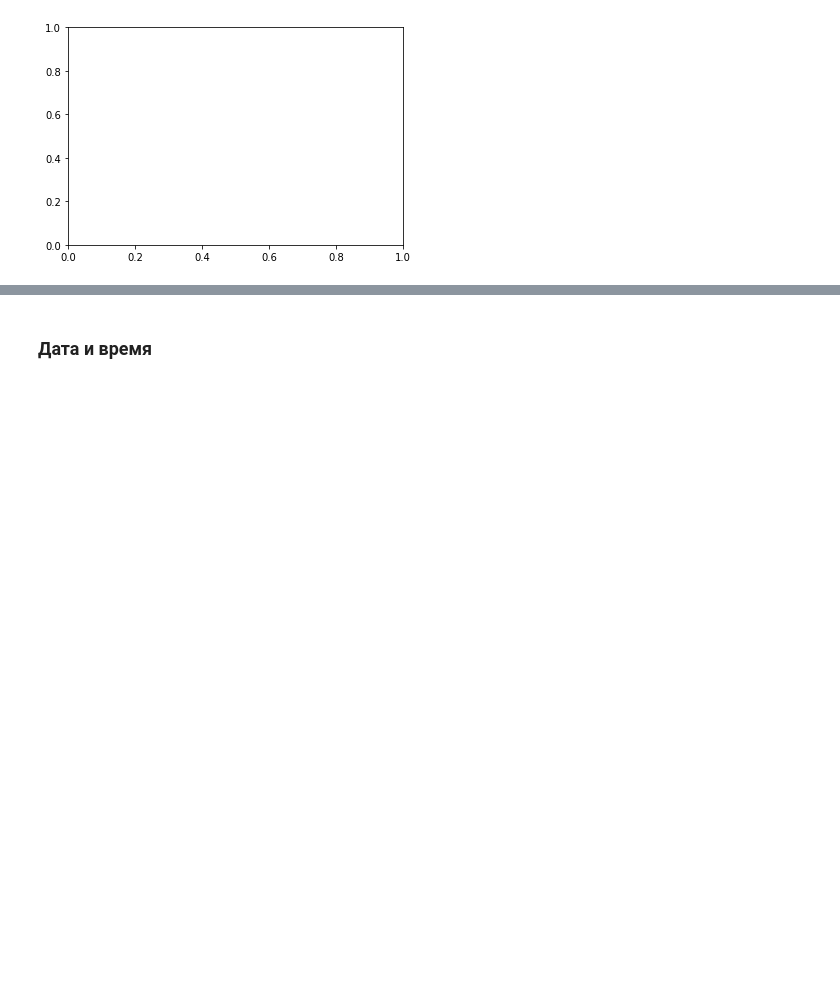
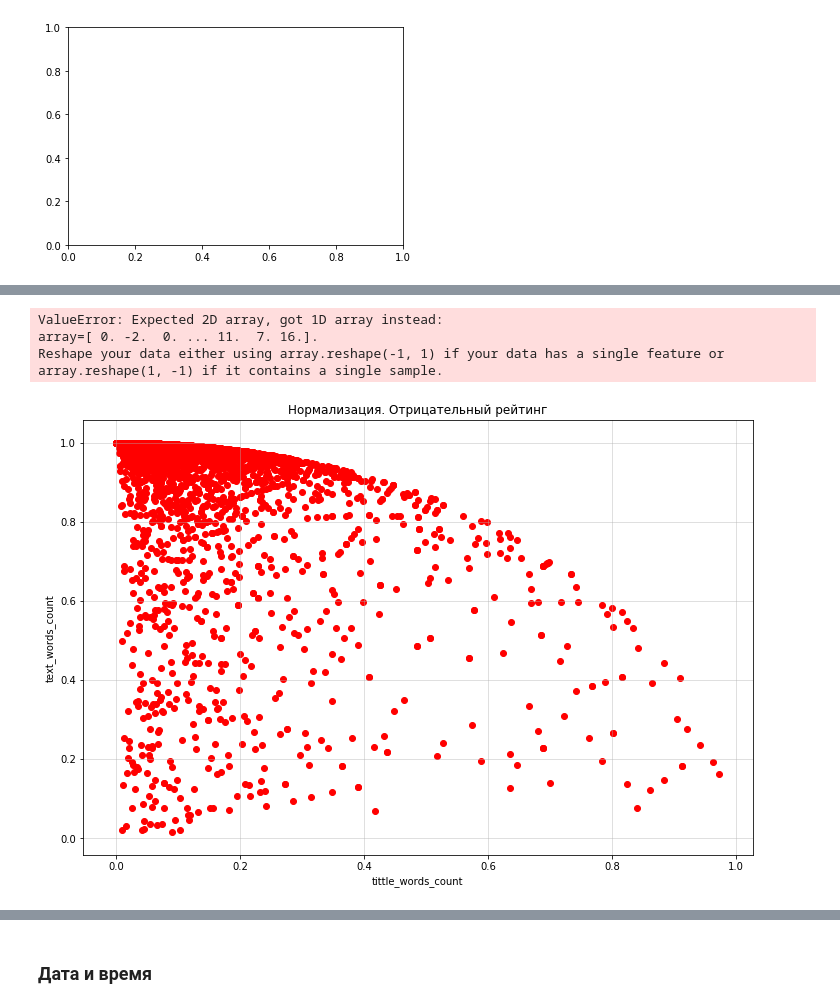
Before and after one commit to D7nis/DS_Habr_rate, a Jupyter notebook: Habr.ipynb, the cells around one changed output, grey strips where cells are left out. Drawn from its saved outputs; the diff is of its cells as text; code cells hidden in the pictures; blank space fills up the shorter version.

```diff
--- a/Habr.ipynb
+++ b/Habr.ipynb
@@ -801,0 +805,4 @@ TypeError: cannot astype a datetimelike from [datetime64[ns]] to [float64]
+# %%
+columns_for_preprocessing = ['tittle_words_count','text_words_count','rate','sites_text_count',\
+                             'ru_words_text_count', 'en_words_text_count','punctuations_text_count',\
+                             'emotions_text_count','text_clwords_count','tittle_clwords_count']
@@ -801,0 +843,27 @@ TypeError: cannot astype a datetimelike from [datetime64[ns]] to [float64]
+# %%
+preprocessing.normalize(df['rate'])
+# %% [output]
+ValueError: Expected 2D array, got 1D array instead:
+array=[ 0. -2.  0. ... 11.  7. 16.].
+Reshape your data either using array.reshape(-1, 1) if your data has a single feature or array.reshape(1, -1) if it contains a single sample.
+# %%
+# normalize the data attributes
+df_n = pd.DataFrame(preprocessing.normalize(df[columns_for_preprocessing]),columns=columns_after_preprocessing)
+# standardize the data attributes
+#df_s = pd.DataFrame(preprocessing.scale(df[columns_for_preprocessing]),columns=columns_after_preprocessing)
+# %%
+df_n_c = pd.concat([df_n.reset_index(drop=True),\
+                      df[['text_category','rate_category']].reset_index(drop=True),\
+                     ],axis=1)
+# %%
+fsize = (12, 8)
+fig, ax = plt.subplots(figsize=fsize)
+plt.grid(alpha=0.5)
+plt.title('Нормализация. Отрицательный рейтинг')
+ax.set_xlabel('tittle_words_count')
+ax.set_ylabel('text_words_count')
+plt.scatter(df_n_c[df_n_c['rate_category']==-1]['tittle_words_count'],\
+            df_n_c[df_n_c['rate_category']==-1]['text_words_count'],\
+            color='red');
+# %% [output]
+[figure, added]
```
Also changed, not shown: parts of 23 cells of this notebook.
